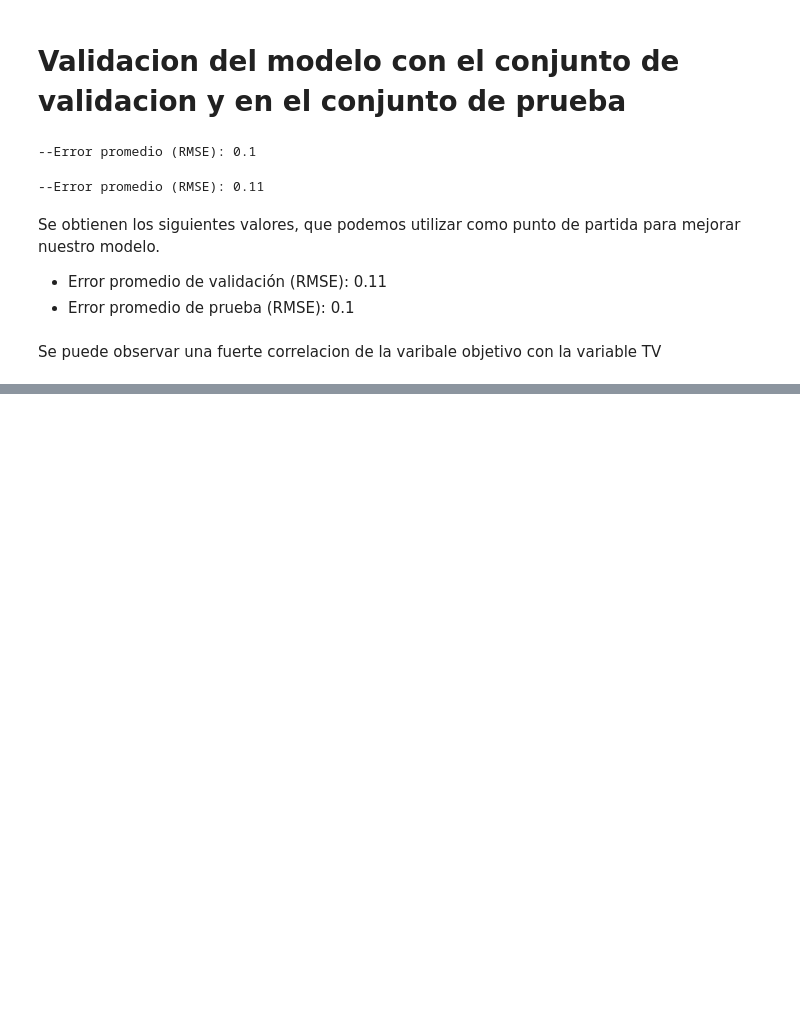
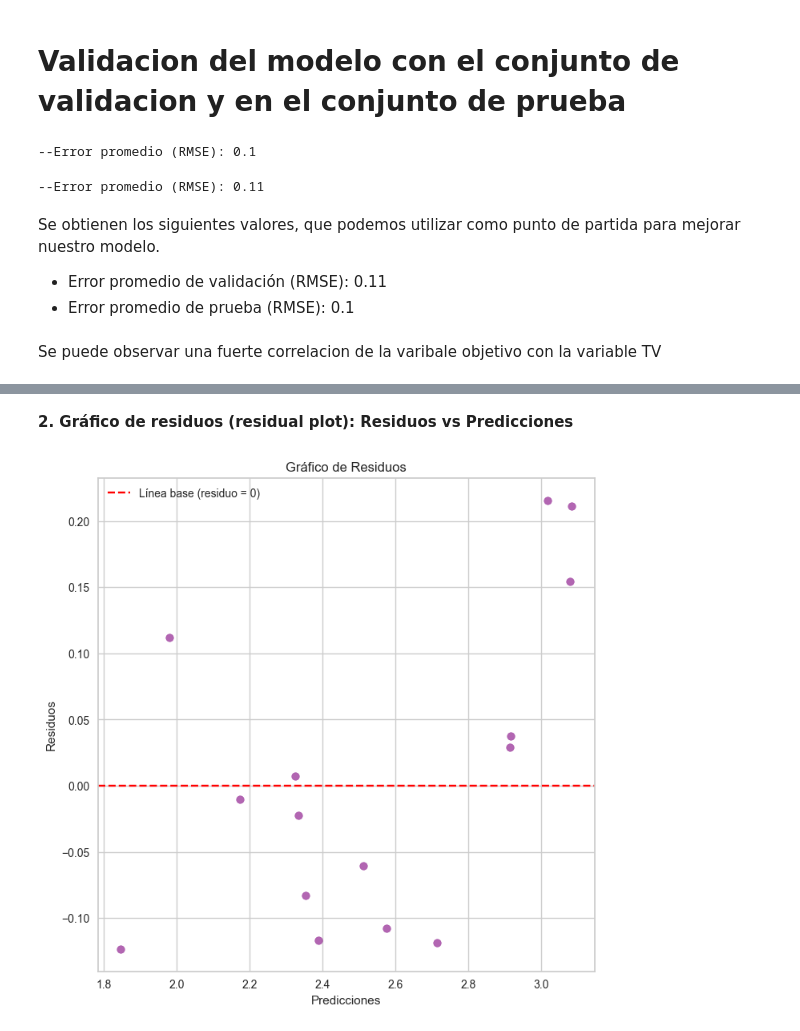
Before and after one commit to Daniel-MZP/Proyectos_regresi-n, a Jupyter notebook: Gasto en publicidad vs. ventas/advertising.ipynb, the cells around one changed output, grey strips where cells are left out. Saved outputs shown, nothing was run; the diff lists cells and outputs as text; code cells hidden in the pictures; blank space fills up the shorter version.

```diff
--- a/Gasto en publicidad vs. ventas/advertising.ipynb
+++ b/Gasto en publicidad vs. ventas/advertising.ipynb
@@ -512,0 +559,19 @@ Se puede observar una fuerte correlacion de la varibale objetivo con la variable
+# %% [markdown]
+**2. Gráfico de residuos (residual plot): Residuos vs Predicciones**
+# %%
+# Cálculo de los residuos
+df_resultados["residuos"] = df_resultados["sales"] - df_resultados["predicciones"]
+
+# Gráfico de residuos
+fig, ax = plt.subplots(figsize=(8, 8))
+
+ax.scatter(df_resultados["predicciones"], df_resultados["residuos"], color="purple", alpha=0.6)
+ax.axhline(0, color="red", linestyle="--", label="Línea base (residuo = 0)")
+
+ax.set_xlabel("Predicciones")
+ax.set_ylabel("Residuos")
+ax.set_title("Gráfico de Residuos")
+ax.legend()
+plt.show()
+# %% [output]
+[figure, added]
```
Also changed, not shown: parts of 10 cells of this notebook.
